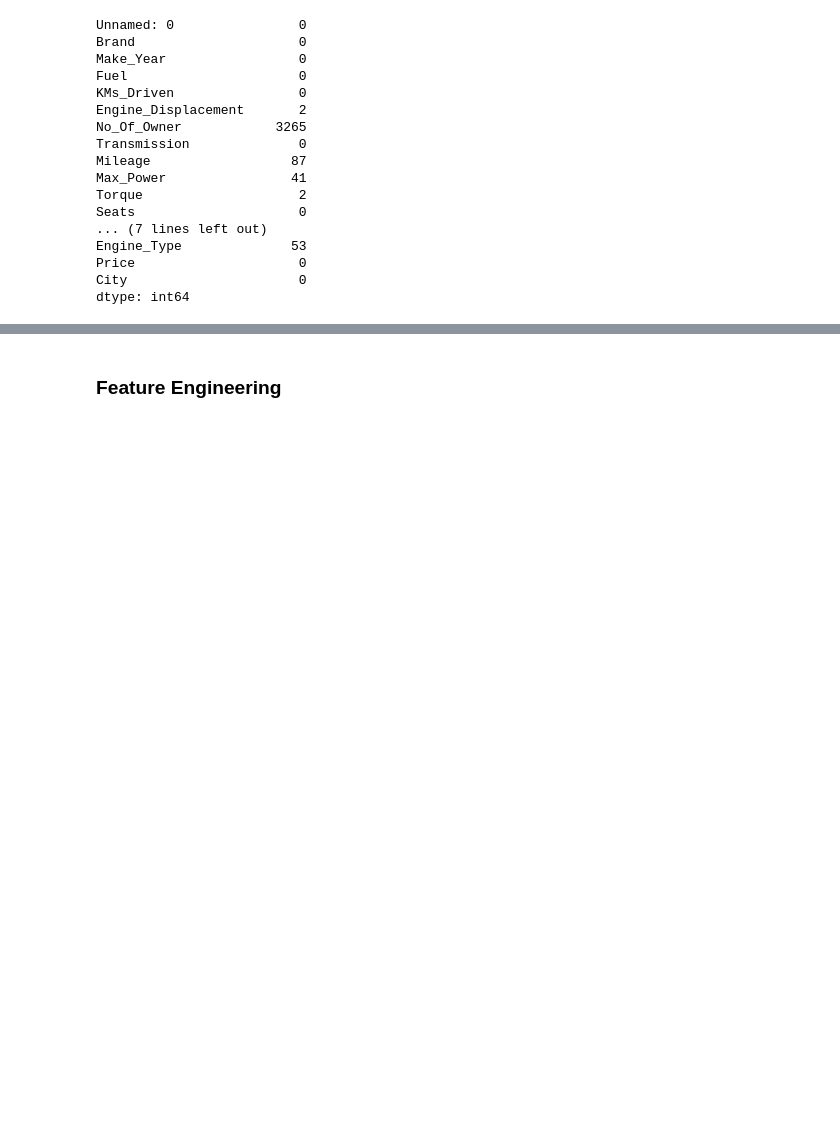
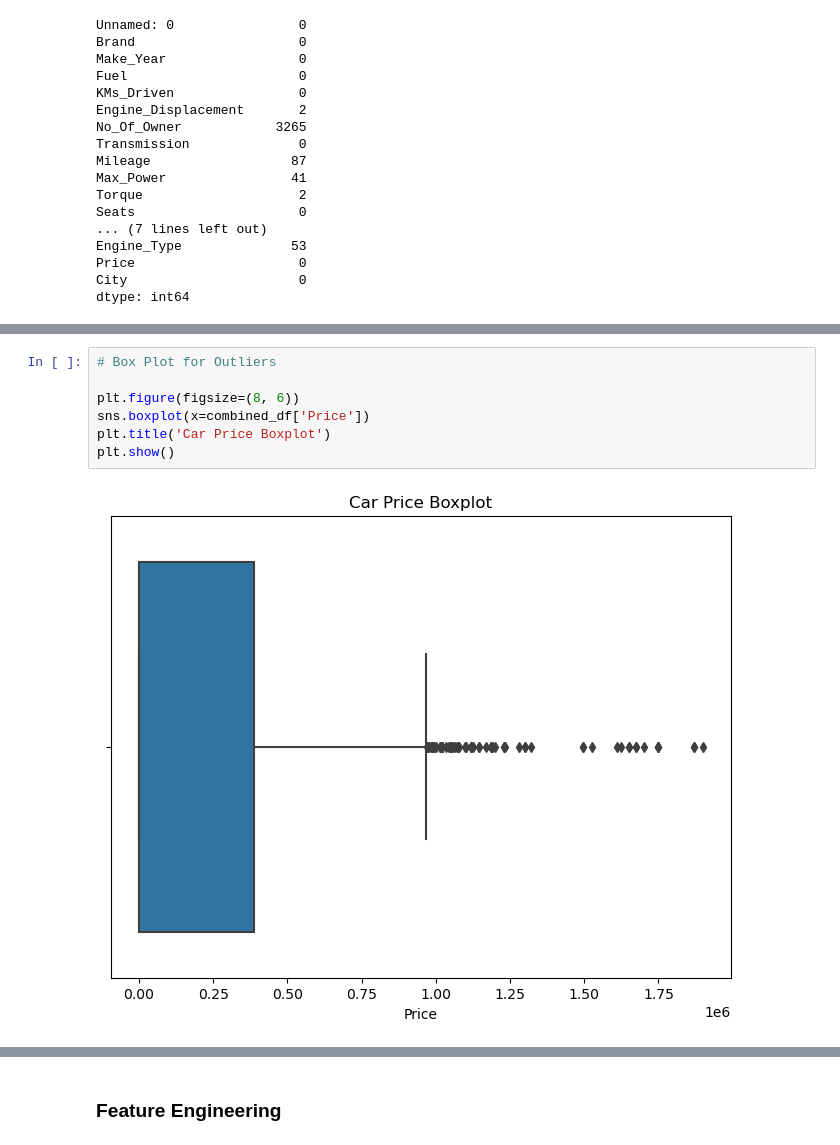
Before and after one commit to FaithMUTIS/Group-2-phase-5-project, a Jupyter notebook: Angela.ipynb, the cells around one changed output, grey strips where cells are left out. Cells and saved outputs as stored; diff of their text form; blank space fills up the shorter version.

```diff
--- a/Angela.ipynb
+++ b/Angela.ipynb
@@ -405,0 +406,9 @@ Series([], dtype: int64)
+# %%
+# Box Plot for Outliers
+
+plt.figure(figsize=(8, 6))
+sns.boxplot(x=combined_df['Price'])
+plt.title('Car Price Boxplot')
+plt.show()
+# %% [output]
+[figure, added]
```
Also changed, not shown: parts of 51 cells of this notebook.
